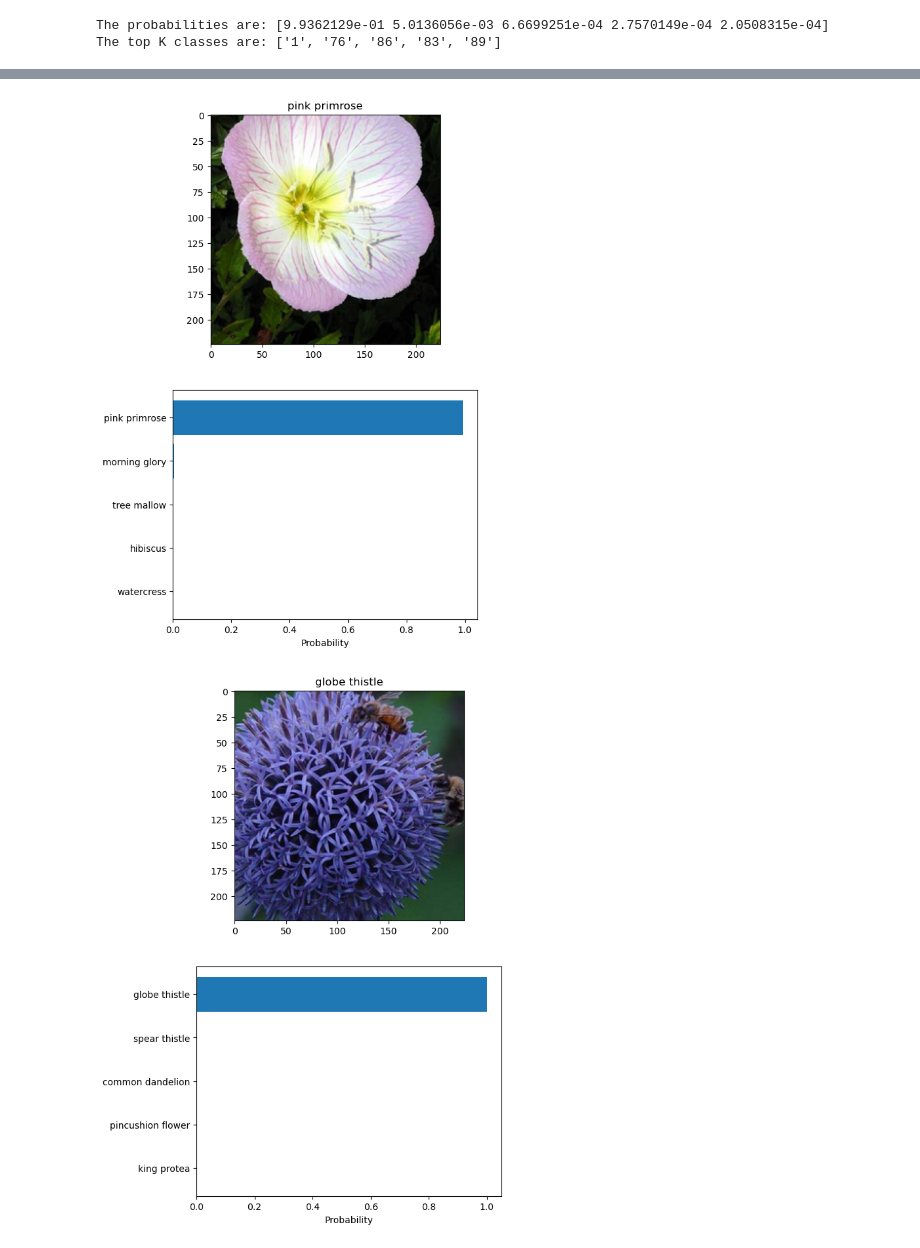
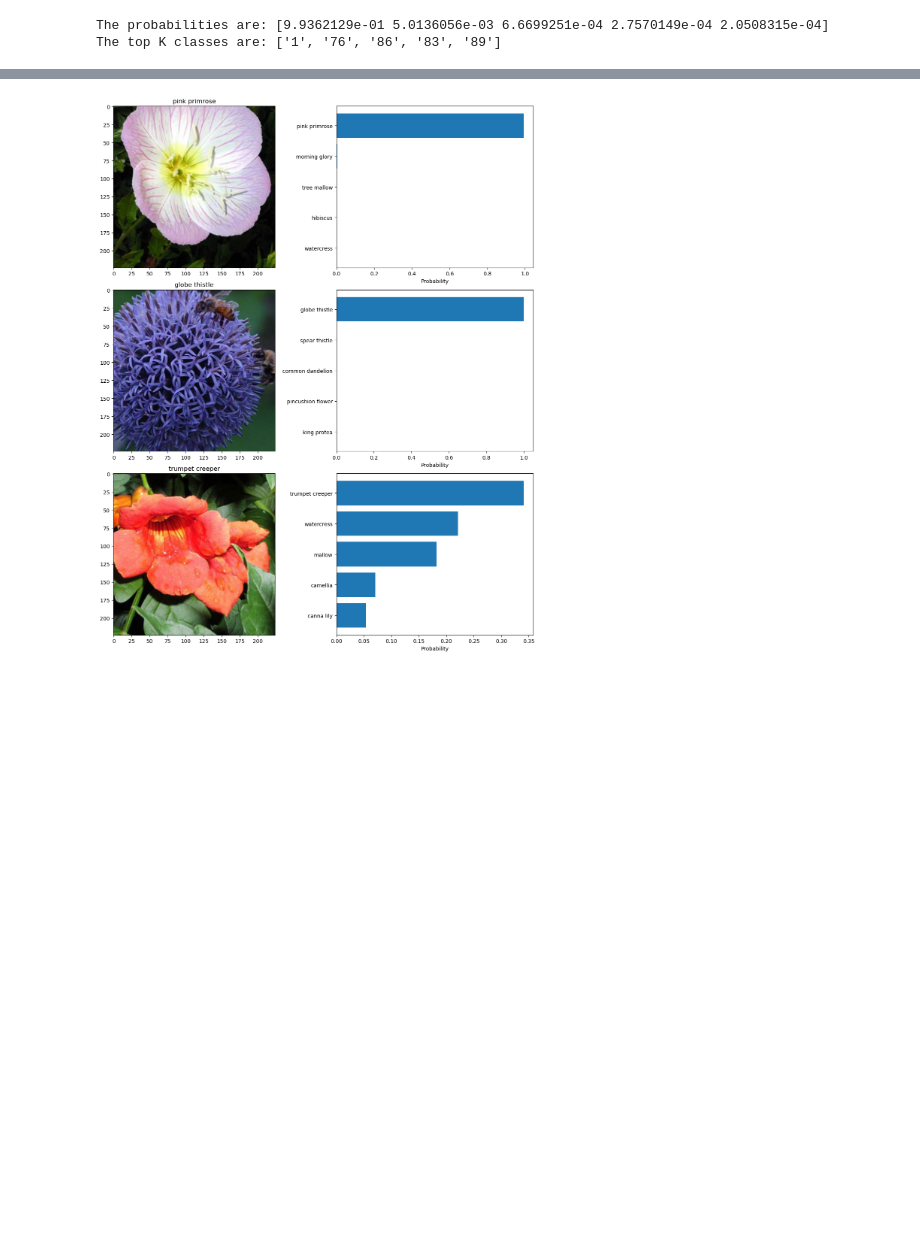
Before and after one commit to emdeh/rmit-img-classifier, a Jupyter notebook: Image Classifier Project.ipynb, the cells around one changed output, grey strips where cells are left out. Drawn from its saved outputs; the diff is of its cells as text; code cells hidden in the pictures; blank space fills up the shorter version.

Commit message:
sanity_check() update to plot multiple checks

```diff
--- a/Image Classifier Project.ipynb
+++ b/Image Classifier Project.ipynb
@@ -633,52 +633,57 @@ You can convert from the class integer encoding to actual flower names with the
 # TODO: Display an image along with the top 5 classes
 %matplotlib inline
 
-def sanity_check(image_path, model, cat_to_name, topk=5):
+def sanity_check(image_path, model, cat_to_name, topk=5, ax_img=None, ax_bar=None):
     """
     Perform a sanity check by visualizing the model's top K predictions
     alongside the actual image.
 
     Args:
     - image_path (str): Path to the image file.
     - model (torch.nn.Module): Trained PyTorch model for prediction.
     - cat_to_name (dict): Mapping from class indices to flower names.
     - topk (int): Number of top most likely classes to visualize.
+    - ax_img: Matplotlib Axes for the image.
+    - ax_bar: Matplotlib Axes for the bar chart.
     """
 
     # Make predictions
     probs, classes = predict(image_path, model, topk)
 
     # Convert class indices to flower names
     flower_names = [cat_to_name[cls] for cls in classes]
 
     # Display the image
-    plt.figure(figsize=(6, 10))
-    ax = plt.subplot(2, 1, 1)
     image_tensor = torch.tensor(process_image(image_path))
-    imshow(image_tensor, ax=ax)
-    ax.set_title(flower_names[0])  # Title with the top predicted flower name
+    imshow(image_tensor, ax=ax_img)
+    ax_img.set_title(flower_names[0])  # Title with the top predicted flower name
 
     # Plot the probabilities
-    plt.subplot(2, 1, 2)
     y_pos = np.arange(len(flower_names))
-    plt.barh(y_pos, probs, align='center')
-    plt.yticks(y_pos, flower_names)
-    plt.xlabel('Probability')
-    plt.gca().invert_yaxis()  # Invert y-axis so the highest probability is at the top
+    ax_bar.barh(y_pos, probs, align='center')
+    ax_bar.set_yticks(y_pos)
+    ax_bar.set_yticklabels(flower_names)
+    ax_bar.set_xlabel('Probability')
+    ax_bar.invert_yaxis()  # Invert y-axis so the highest probability is at the top
 
-    plt.show()
+image_paths = [
+    'flowers/test/1/image_06743.jpg',
+    'flowers/test/10/image_07090.jpg',
+    'flowers/test/101/image_07949.jpg'
+]
 
-image_path = 'flowers/test/1/image_06743.jpg'
-sanity_check(image_path, model, cat_to_name, topk=5)
-print()
+# Create a figure with 3 rows and 2 columns
+fig, axes = plt.subplots(nrows=3, ncols=2, figsize=(12, 15))
 
-image_path = 'flowers/test/10/image_07090.jpg'
-sanity_check(image_path, model, cat_to_name, topk=5)
-print()
+# Flatten the axes array for easier indexing
+axes = axes.flatten()
 
-image_path = 'flowers/test/101/image_07949.jpg'
-sanity_check(image_path, model, cat_to_name, topk=5)
-print()
+for i, image_path in enumerate(image_paths):
+    ax_img = axes[2*i]
+    ax_bar = axes[2*i + 1]
+    sanity_check(image_path, model, cat_to_name, topk=5, ax_img=ax_img, ax_bar=ax_bar)
+
+plt.tight_layout()
+plt.show()
 # %% [output]
-[figure, old version]
+[figure, new version]
-[figure, removed]
```
Also changed, not shown: parts of 1 cell of this notebook.
